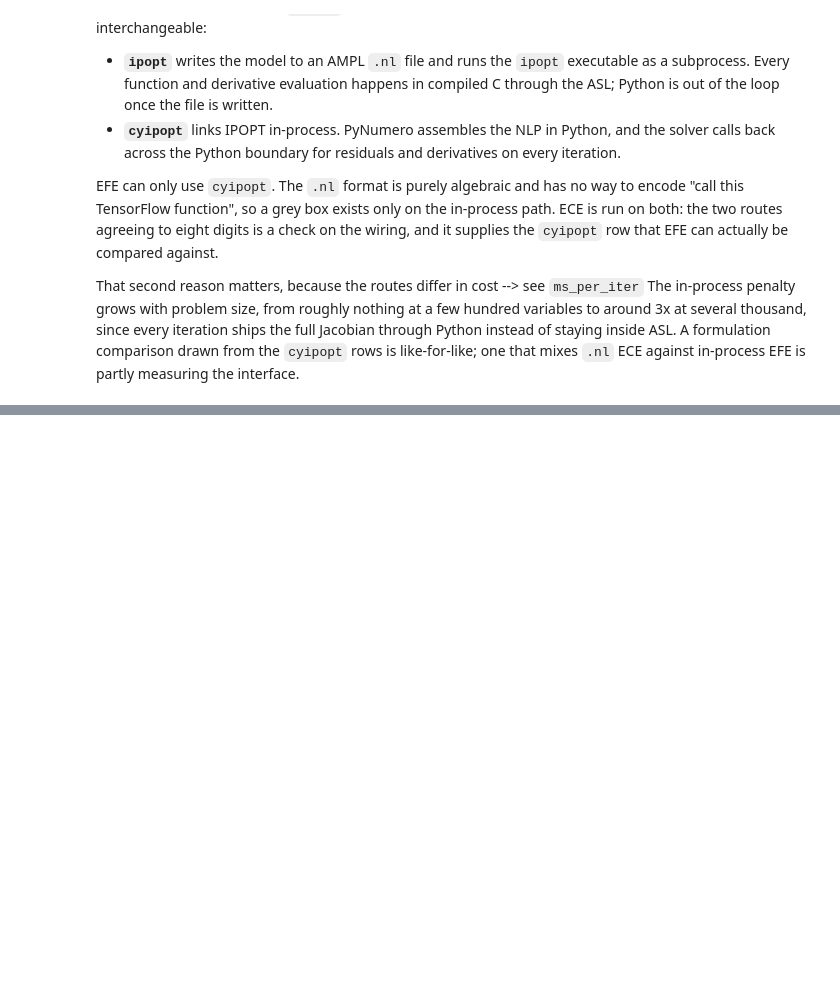
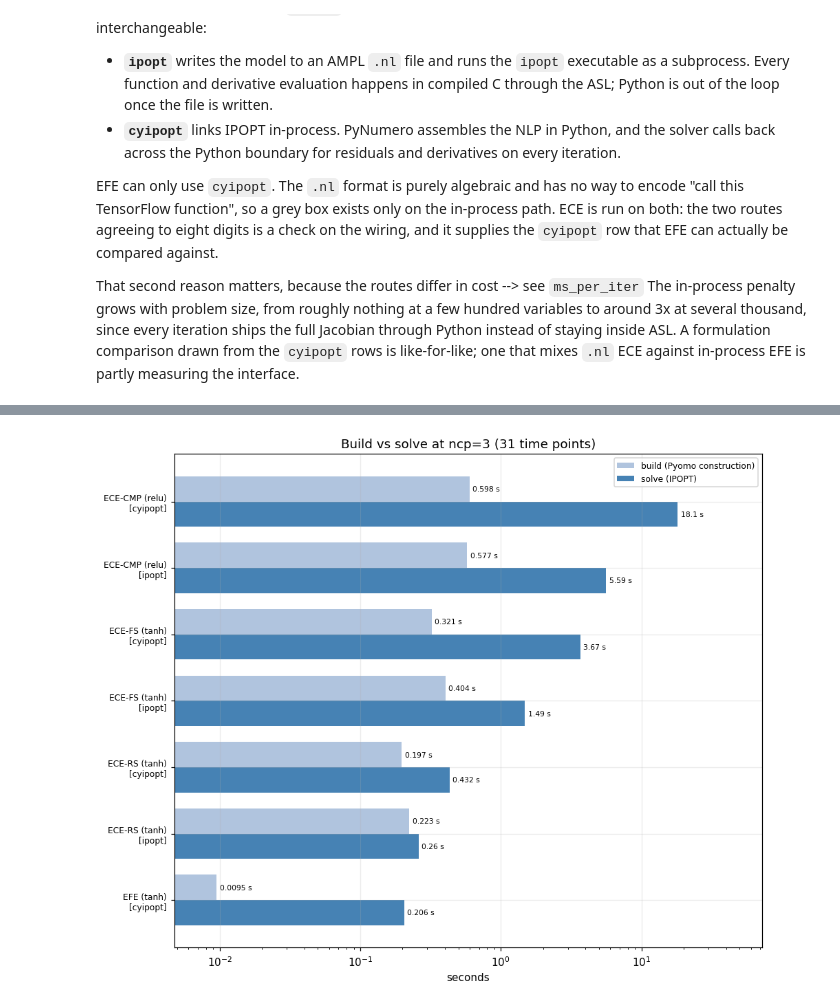
Before and after one commit to kadenschreiber/NODE-Opt, a Jupyter notebook: CS1/CS1_Full_Tutorial.ipynb, the cells around one changed output, grey strips where cells are left out. Drawn from its saved outputs; the diff is of its cells as text; code cells hidden in the pictures; blank space fills up the shorter version.

```diff
--- a/CS1/CS1_Full_Tutorial.ipynb
+++ b/CS1/CS1_Full_Tutorial.ipynb
@@ -841,8 +1075,8 @@ class TFEvaluator:
     """Batched value / Jacobian / Hessian for a Keras network.
 
     Every call handles all N collocation points at once. The tf.function
-    wrappers are traced on first use; that cost is paid outside the timed
-    region in Section 4 by a deliberate warm-up.
+    wrappers are traced on first use; in Section 4 that cost lands in the
+    first-run time (t_first_s), not in the repeated-run medians.
     """
 
     def __init__(self, model):
@@ -928,7 +1165,8 @@ def fd_hessian(fn_grad, X, lam, h=1e-6):
 
 
 rng = np.random.default_rng(SEED)
-Xc = rng.uniform([-3, 0, 0], [1, 1, 1], size=(6, N_IN))
+Xc = rng.uniform([VAR_BOUNDS[nm][0] for nm in INPUT_ORDER],
+                 [VAR_BOUNDS[nm][1] for nm in INPUT_ORDER], size=(6, N_IN))
 lam = rng.normal(size=(6, N_OUT))
 
 print("TensorFlow AD vs central finite differences (max abs error)\n")
@@ -1352,6 +1667,7 @@ for ncp in NCP_LIST:
             print(f"  {tag}  {row['status'][:78]}")
         else:
             print(f"  {tag}  t={row['t_solve_s']:7.3f}s  "
+                  f"first={row['t_first_s']:7.3f}s  "
                   f"iters={row['iters']:>4}  obj={row['objective']:.6f}  "
                   f"{row['status']}")
 
@@ -1385,14 +1721,13 @@ EFE is partly measuring the interface.
 ok = RESULTS[~RESULTS["status"].str.startswith("FAILED")].copy()
 ok["method"] = [method_label(f, a)
                 for f, a in zip(ok["formulation"], ok["activation"])]
-# Rows that converged AND are not a silently relaxed MINLP. Only these are
-# admissible evidence about where the optimum is.
-ok["trustworthy"] = ((ok["status"] == "optimal")
-                     & ~ok["note"].str.contains("relaxes", na=False))
+# Only rows that converged to an optimum are evidence about where the
+# optimum is; a run that hit max_iter just stopped early.
+ok["trustworthy"] = ok["status"] == "optimal"
 
 cols = ["ncp", "method", "solver", "hessian", "variables", "constraints",
-        "binaries", "t_build_s", "t_solve_s", "t_solve_sd", "iters",
-        "ms_per_iter", "objective", "status", "note"]
+        "t_build_s", "t_solve_s", "t_solve_sd", "t_first_s", "iters",
+        "ms_per_iter", "objective", "status"]
 
 for ncp in NCP_LIST:
     sub = ok[ok["ncp"] == ncp][cols].sort_values(["method", "solver"])
@@ -1427,24 +1790,36 @@ MARKERS = dict(zip(METHODS, ["o", "s", "^", "D", "v", "P", "X", "*", "<", ">"]))
 # %%
 # --- build vs solve, at the largest ncp ---
+# Every (method, solver) row, so each ECE method shows both the .nl (ipopt) and
+# the in-process (cyipopt) route, and EFE is compared like-for-like with the
+# cyipopt rows. Listed alphabetically from the top.
 ncp_max = max(NCP_LIST)
-bar = (ok[(ok["ncp"] == ncp_max)]
-       .sort_values("t_solve_s")
-       .drop_duplicates(subset=["method"])
-       .sort_values("t_solve_s"))
+bar = (ok[ok["ncp"] == ncp_max]
+       .sort_values(["method", "solver"], ascending=False))
 
-fig, ax = plt.subplots(figsize=(9, 3.8))
+# Build and solve side by side, not stacked: on a log axis a stacked segment's
+# length does not show its value, and a very short build (EFE) falls off the
+# left edge entirely. Note t_solve_s includes Pyomo writing the model out for
+# IPOPT, which is larger for the ECE formulations.
+fig, ax = plt.subplots(figsize=(9, 0.9 * len(bar) + 1.2))
 y = np.arange(len(bar))
-ax.barh(y, bar["t_build_s"], color="lightsteelblue",
-        label="build (Pyomo construction)")
-ax.barh(y, bar["t_solve_s"], left=bar["t_build_s"], color="steelblue",
-        label="solve (IPOPT)")
+h = 0.38
+b_build = ax.barh(y + h / 2, bar["t_build_s"], height=h, color=BUILD_COLOR,
+                  label="build (Pyomo construction)")
+b_solve = ax.barh(y - h / 2, bar["t_solve_s"], height=h, color=SOLVE_COLOR,
+                  label="solve (IPOPT)")
+for container in (b_build, b_solve):
+    ax.bar_label(container, fmt="%.3g s", padding=3, fontsize=7)
+t_all = np.concatenate([bar["t_build_s"], bar["t_solve_s"]])
+ax.set_xlim(t_all.min() / 2, t_all.max() * 4)   # room for the value labels
 ax.set_yticks(y)
 ax.set_yticklabels([f"{m}\n[{s}]" for m, s in
                     zip(bar["method"], bar["solver"])], fontsize=8)
 ax.set_xlabel("seconds")
 ax.set_xscale("log")
 ax.set_title(f"Build vs solve at ncp={ncp_max} ({NFE * ncp_max + 1} time points)")
-ax.legend(fontsize=8)
+ax.legend()
 fig.tight_layout()
-fig.savefig("CS1_tutorial_build_vs_solve.png", dpi=200, bbox_inches="tight")
+fig.savefig("CS1_tutorial_build_vs_solve.png")
 plt.show()
+# %% [output]
+[figure, added]
```
Also changed, not shown: parts of 42 cells of this notebook.
